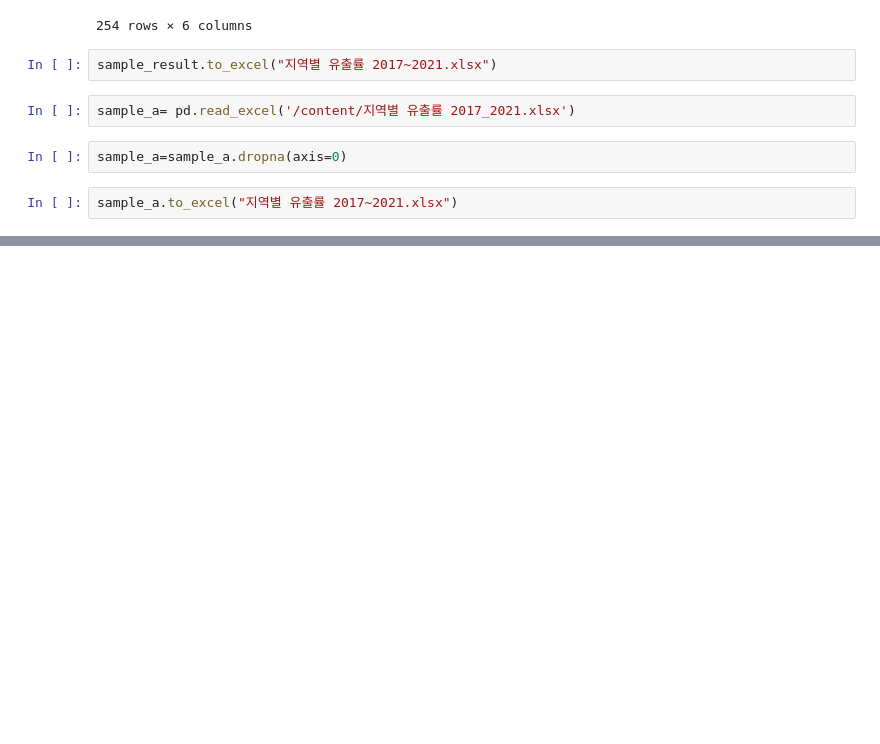
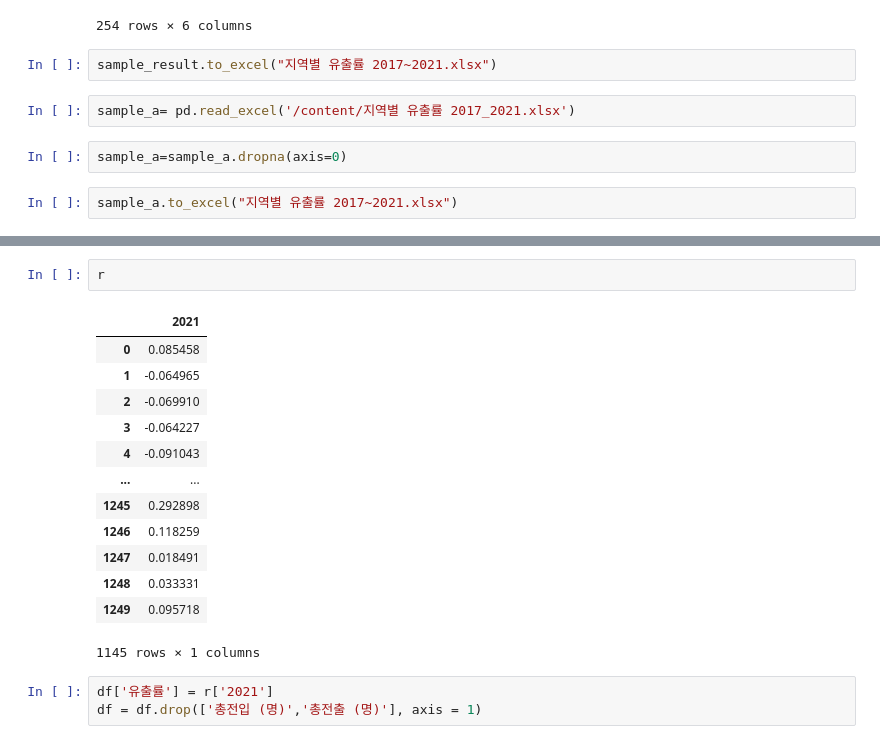
Before and after one commit to sphy1597/data_analysis-DS, a Jupyter notebook: 인구_유출률(윤섭's_ver)_.ipynb, the cells around one changed output, grey strips where cells are left out. Saved outputs shown, nothing was run; the diff lists cells and outputs as text; blank space fills up the shorter version.

```diff
--- a/인구_유출률(윤섭's_ver)_.ipynb
+++ b/인구_유출률(윤섭's_ver)_.ipynb
@@ -105,0 +157,19 @@ sample_a.to_excel("지역별 유출률 2017~2021.xlsx")
+# %%
+r
+# %% [output]
+|  | 2021 |
+| 0 | 0.085458 |
+| 1 | -0.064965 |
+| 2 | -0.069910 |
+| 3 | -0.064227 |
+| 4 | -0.091043 |
+| ... | ... |
+| 1245 | 0.292898 |
+| 1246 | 0.118259 |
+| 1247 | 0.018491 |
+| 1248 | 0.033331 |
+| 1249 | 0.095718 |
+1145 rows × 1 columns
+# %%
+df['유출률'] = r['2021']
+df = df.drop(['총전입 (명)','총전출 (명)'], axis = 1)
```
Also changed, not shown: parts of 10 cells of this notebook.
